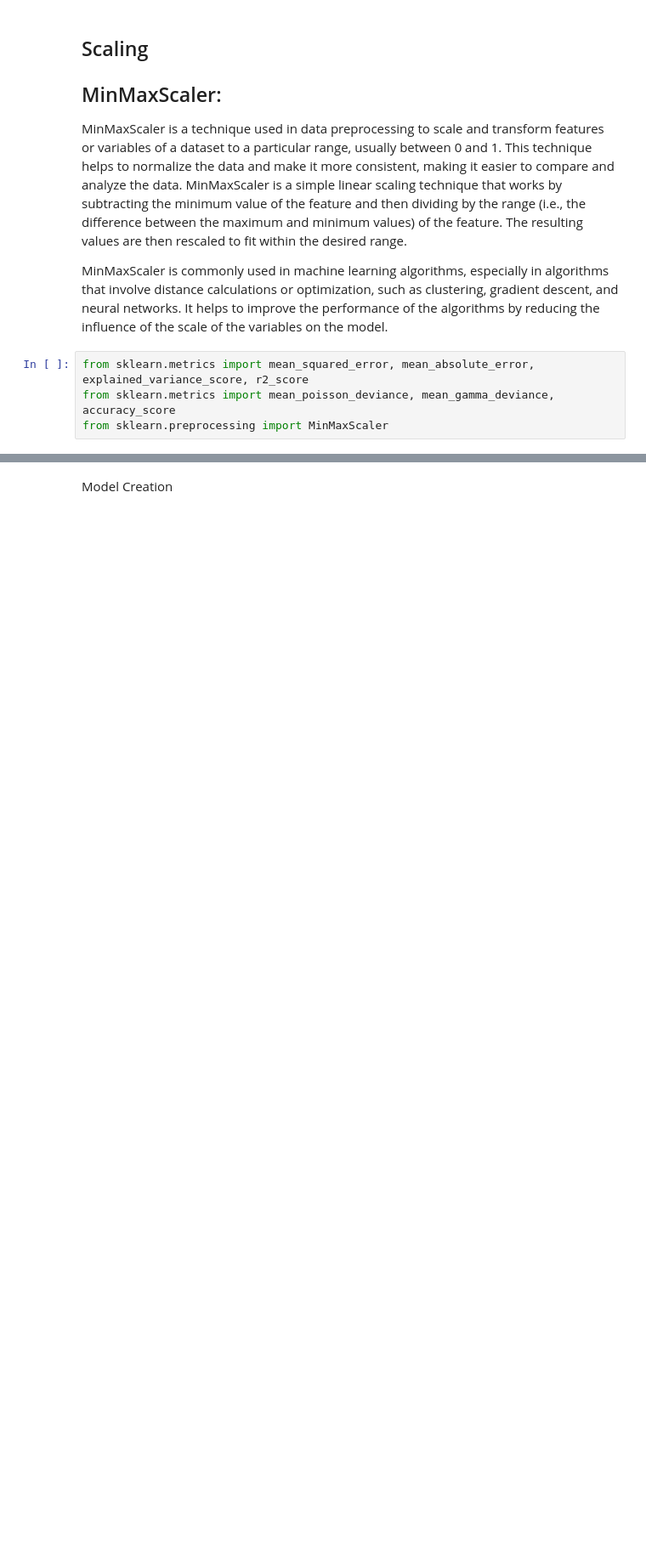
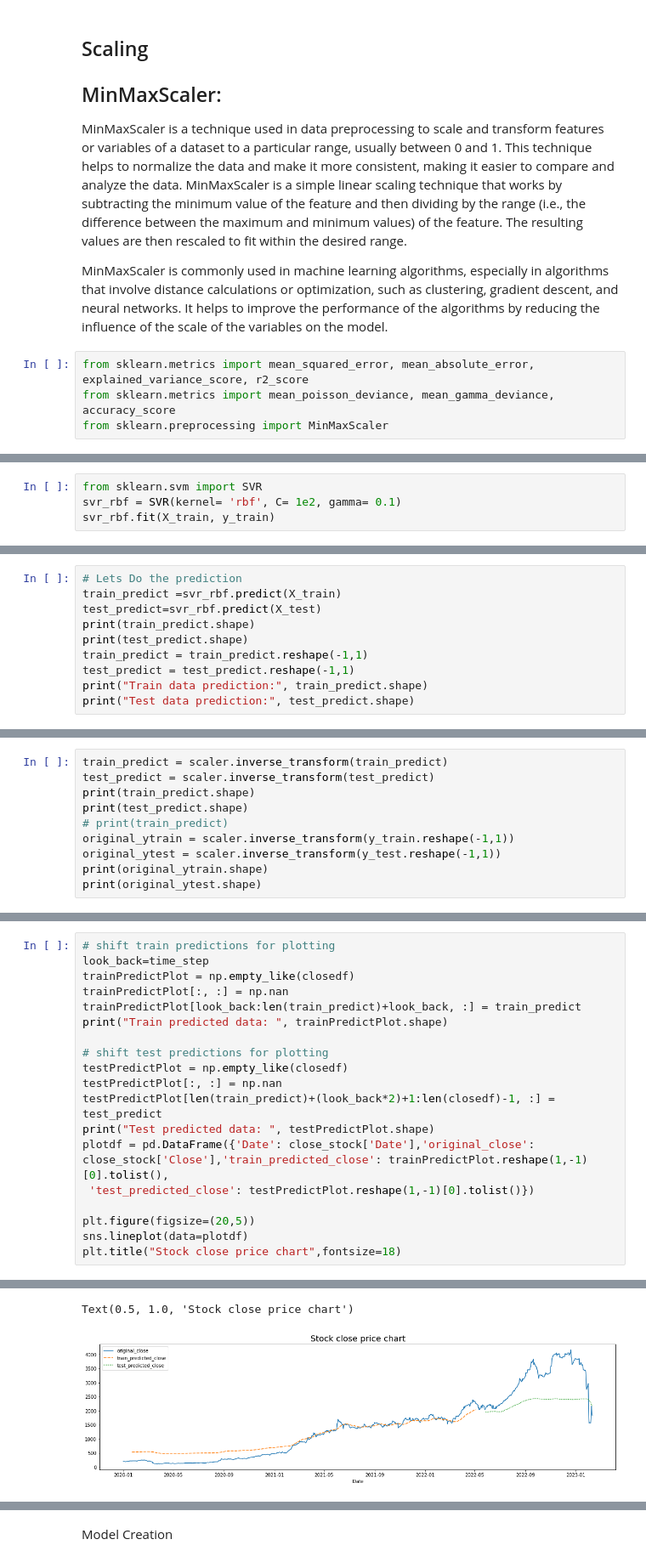
Before and after one commit to Sachinsatya/Adani_Ent_stock_price_prediction_usingML, a Jupyter notebook: Adani_Ent_stock_price_prediction.ipynb, the cells around one changed output, grey strips where cells are left out. Shown: that part at 85% size. Drawn from its saved outputs; the diff is of its cells as text; blank space fills up the shorter version.

```diff
--- a/Adani_Ent_stock_price_prediction.ipynb
+++ b/Adani_Ent_stock_price_prediction.ipynb
@@ -348,0 +420,4 @@ from sklearn.preprocessing import MinMaxScaler
+# %%
+from sklearn.svm import SVR
+svr_rbf = SVR(kernel= 'rbf', C= 1e2, gamma= 0.1)
+svr_rbf.fit(X_train, y_train)
@@ -348,0 +426,10 @@ from sklearn.preprocessing import MinMaxScaler
+# %%
+# Lets Do the prediction
+train_predict =svr_rbf.predict(X_train)
+test_predict=svr_rbf.predict(X_test)
+print(train_predict.shape)
+print(test_predict.shape)
+train_predict = train_predict.reshape(-1,1)
+test_predict = test_predict.reshape(-1,1)
+print("Train data prediction:", train_predict.shape)
+print("Test data prediction:", test_predict.shape)
@@ -348,0 +441,10 @@ from sklearn.preprocessing import MinMaxScaler
+# %%
+train_predict = scaler.inverse_transform(train_predict)
+test_predict = scaler.inverse_transform(test_predict)
+print(train_predict.shape)
+print(test_predict.shape)
+# print(train_predict)
+original_ytrain = scaler.inverse_transform(y_train.reshape(-1,1))
+original_ytest = scaler.inverse_transform(y_test.reshape(-1,1))
+print(original_ytrain.shape)
+print(original_ytest.shape)
@@ -348,0 +504,20 @@ from sklearn.preprocessing import MinMaxScaler
+# %%
+# shift train predictions for plotting
+look_back=time_step
+trainPredictPlot = np.empty_like(closedf)
+trainPredictPlot[:, :] = np.nan
+trainPredictPlot[look_back:len(train_predict)+look_back, :] = train_predict
+print("Train predicted data: ", trainPredictPlot.shape)
+
+# shift test predictions for plotting
+testPredictPlot = np.empty_like(closedf)
+testPredictPlot[:, :] = np.nan
+testPredictPlot[len(train_predict)+(look_back*2)+1:len(closedf)-1, :] = test_predict
+print("Test predicted data: ", testPredictPlot.shape)
+plotdf = pd.DataFrame({'Date': close_stock['Date'],'original_close': close_stock['Close'],'train_predicted_close': trainPredictPlot.reshape(1,-1)[0].tolist(),
+ 'test_predicted_close': testPredictPlot.reshape(1,-1)[0].tolist()})
+
+plt.figure(figsize=(20,5))
+sns.lineplot(data=plotdf)
+plt.title("Stock close price chart",fontsize=18)
+# %% [output]
@@ -348,0 +526,2 @@ from sklearn.preprocessing import MinMaxScaler
+Text(0.5, 1.0, 'Stock close price chart')
+[figure, added]
```
Also changed, not shown: parts of 16 cells of this notebook.
